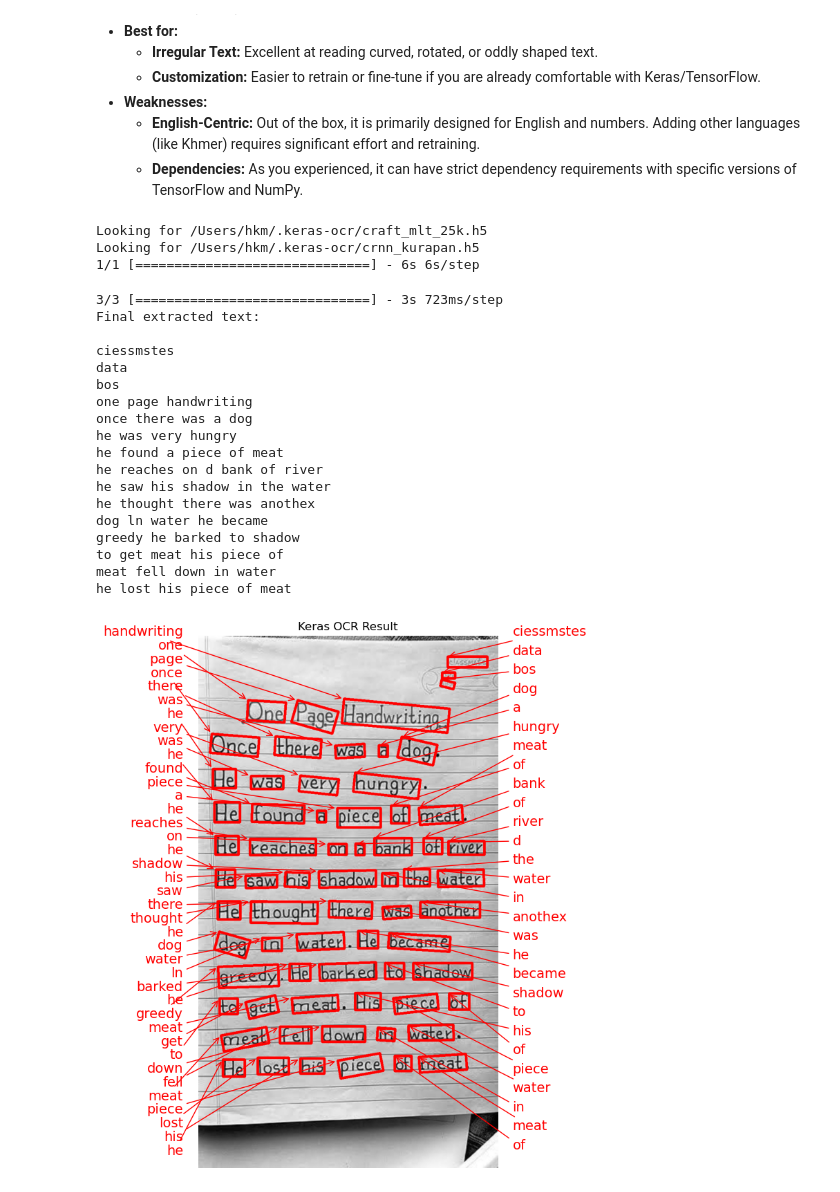
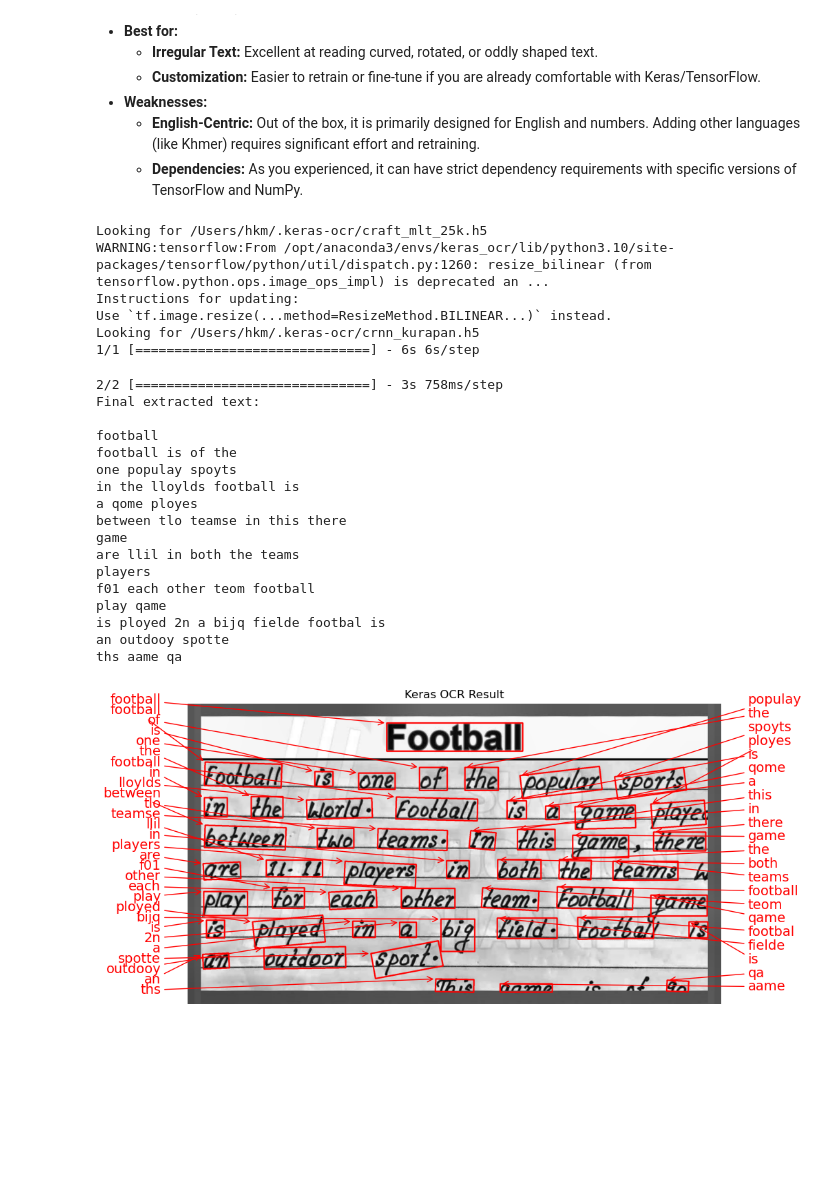
Before and after one commit to Koungkea101/GradingAssistant_BackEnd, a Jupyter notebook: keraocr.ipynb, the cells around one changed output. Drawn from its saved outputs; the diff is of its cells as text; code cells hidden in the pictures; blank space fills up the shorter version.

```diff
--- a/keraocr.ipynb
+++ b/keraocr.ipynb
@@ -71,7 +71,7 @@ pipeline = keras_ocr.pipeline.Pipeline()
 
 
 # ---------- IMAGE PATH ----------
-image_path = "image_ocr/image1.jpg"
+image_path = "image_ocr/image2.jpeg"
 
 
 # ---------- PREPROCESS IMAGE ----------
@@ -85,47 +85,49 @@ raw_results = pipeline.recognize([image])[0]
 results = [(text, box) for text, box in raw_results]
 
 
 # ---------- NEW ADD: EXTRACT SENTENCES ----------
 lines = sort_into_lines(results)
 
 print("Final extracted text:\n")
 for line in lines:
     sentence = " ".join([text for text, _ in line])
     print(sentence)
 
 
 # ---------- VISUALIZE RESULT ----------
 fig, ax = plt.subplots(figsize=(10, 10))
 
 keras_ocr.tools.drawAnnotations(
     image=image,
     predictions=raw_results,
     ax=ax
 )
 
 ax.set_title("Keras OCR Result")
 plt.axis("off")
 plt.show()
 # %% [output]
 Looking for /Users/hkm/.keras-ocr/craft_mlt_25k.h5
+WARNING:tensorflow:From /opt/anaconda3/envs/keras_ocr/lib/python3.10/site-packages/tensorflow/python/util/dispatch.py:1260: resize_bilinear (from tensorflow.python.ops.image_ops_impl) is deprecated an ...
+Instructions for updating:
+Use `tf.image.resize(...method=ResizeMethod.BILINEAR...)` instead.
 Looking for /Users/hkm/.keras-ocr/crnn_kurapan.h5
 1/1 [==============================] - 6s 6s/step
-3/3 [==============================] - 3s 723ms/step
+2/2 [==============================] - 3s 758ms/step
 Final extracted text:
 
-ciessmstes
-data
-bos
-one page handwriting
-once there was a dog
-he was very hungry
-he found a piece of meat
-he reaches on d bank of river
-he saw his shadow in the water
-he thought there was anothex
-dog ln water he became
-greedy he barked to shadow
-to get meat his piece of
-meat fell down in water
-he lost his piece of meat
+football
+football is of the
+one populay spoyts
+in the lloylds football is
+a qome ployes
+between tlo teamse in this there
+game
+are llil in both the teams
+players
+f01 each other teom football
+play qame
+is ployed 2n a bijq fielde footbal is
+an outdooy spotte
+ths aame qa
-[figure, old version]
+[figure, new version]
```
Also changed, not shown: 2 other files.
